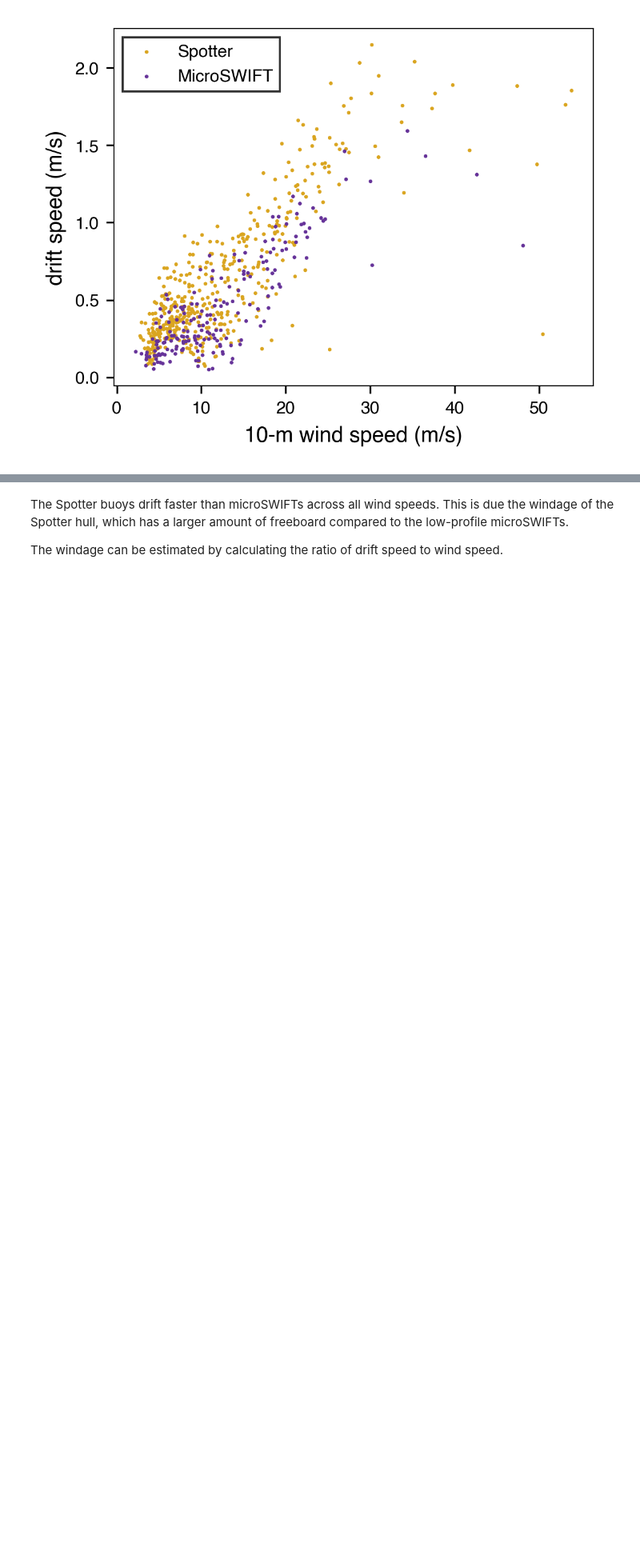
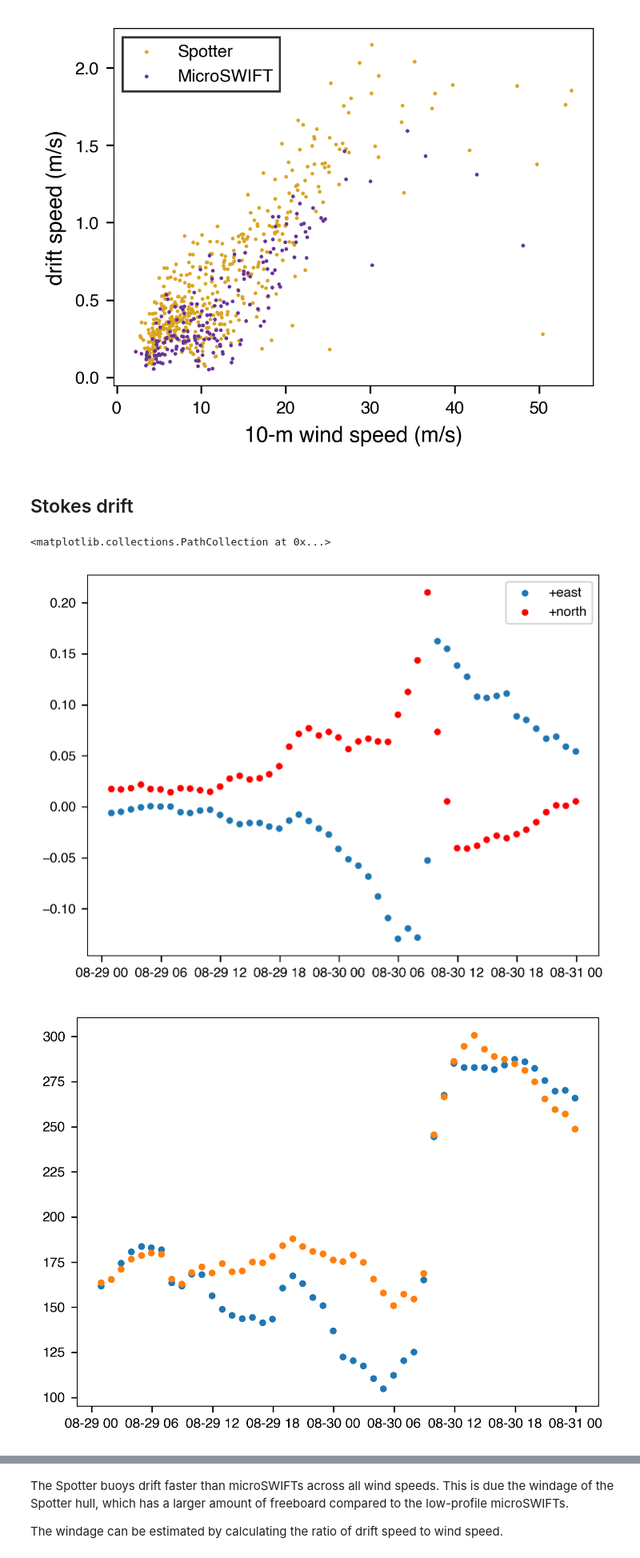
Before and after one commit to jacobrdavis/ocean-surface-wave-slopes-and-wind-wave-alignment, a Jupyter notebook: nb2-doppler-shift-adjustment.ipynb, the cells around one changed output, grey strips where cells are left out. Shown at 80% size. Drawn from its saved outputs; the diff is of its cells as text; code cells hidden in the pictures; blank space fills up the shorter version.

```diff
--- a/nb2-doppler-shift-adjustment.ipynb
+++ b/nb2-doppler-shift-adjustment.ipynb
@@ -57,3 +57,5 @@ ax.legend(loc='upper left', edgecolor='k', fancybox=False)
 # %% [output]
 <matplotlib.legend.Legend at 0x...>
 [figure]
+# %% [markdown]
+## Stokes drift
@@ -59,0 +73,28 @@ ax.legend(loc='upper left', edgecolor='k', fancybox=False)
+# %%
+fig, ax = plt.subplots()
+ax.scatter(
+    spotter_df.loc['SPOT-30103D'].index.get_level_values('time'),
+    spotter_df.loc['SPOT-30103D']['stokes_drift_east'],
+    label='+east'
+)
+ax.scatter(
+    spotter_df.loc['SPOT-30103D'].index.get_level_values('time'),
+    spotter_df.loc['SPOT-30103D']['stokes_drift_north'],
+    color='r',
+    label='+north'
+)
+ax.legend()
+
+fig, ax = plt.subplots()
+ax.scatter(
+    spotter_df.loc['SPOT-30103D'].index.get_level_values('time'),
+    spotter_df.loc['SPOT-30103D']['mss_weighted_direction'],
+)
+ax.scatter(
+    spotter_df.loc['SPOT-30103D'].index.get_level_values('time'),
+    spotter_df.loc['SPOT-30103D']['mean_direction'],
+)
+# %% [output]
+<matplotlib.collections.PathCollection at 0x...>
+[figure, added]
+[figure, added]
```
Also changed, not shown: parts of 15 cells of this notebook, 4 other files.
